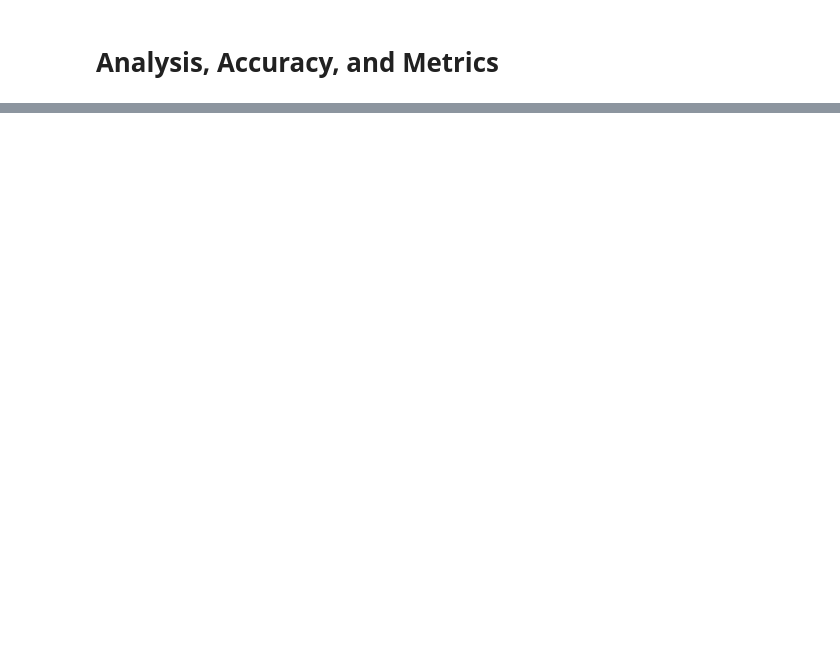
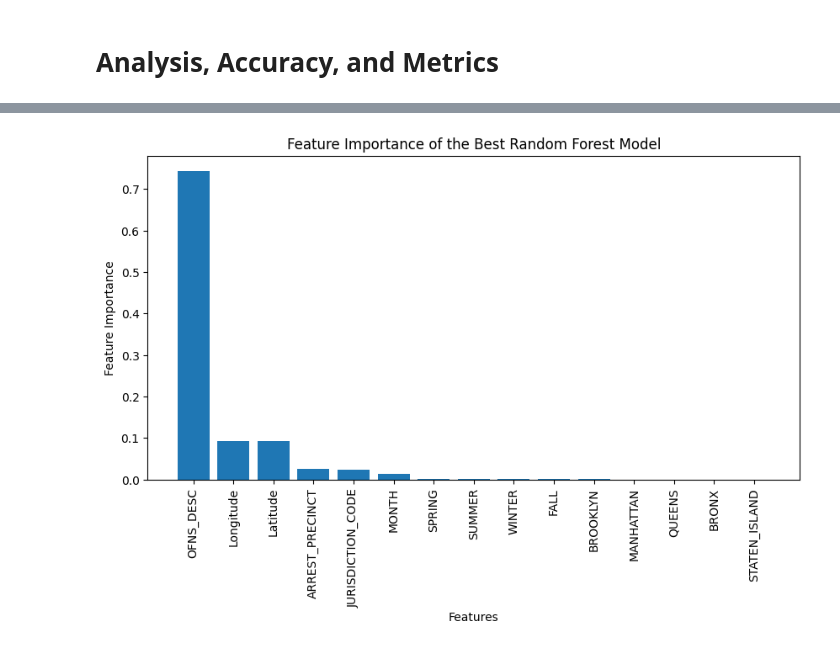
Before and after one commit to annahauk/CS513, a Jupyter notebook: models/RandomForest.ipynb, the cells around one changed output, grey strips where cells are left out. Drawn from its saved outputs; the diff is of its cells as text; code cells hidden in the pictures; blank space fills up the shorter version.

```diff
--- a/models/RandomForest.ipynb
+++ b/models/RandomForest.ipynb
@@ -76,0 +285,15 @@ Accuracy of Random Forest: 0.9151042473701427
+# %%
+# plot the feature importance of the best random forest model for df
+feature_importances = rf_best.feature_importances_
+features = X.columns
+indices = np.argsort(feature_importances)[::-1]
+
+plt.figure(figsize=(10, 5))
+plt.bar(range(X.shape[1]), feature_importances[indices], align='center')
+plt.xticks(range(X.shape[1]), np.array(features)[indices], rotation=90)
+plt.xlabel('Features')
+plt.ylabel('Feature Importance')
+plt.title('Feature Importance of the Best Random Forest Model')
+plt.show()
+# %% [output]
+[figure, added]
```
Also changed, not shown: parts of 18 cells of this notebook, 1 other file.
